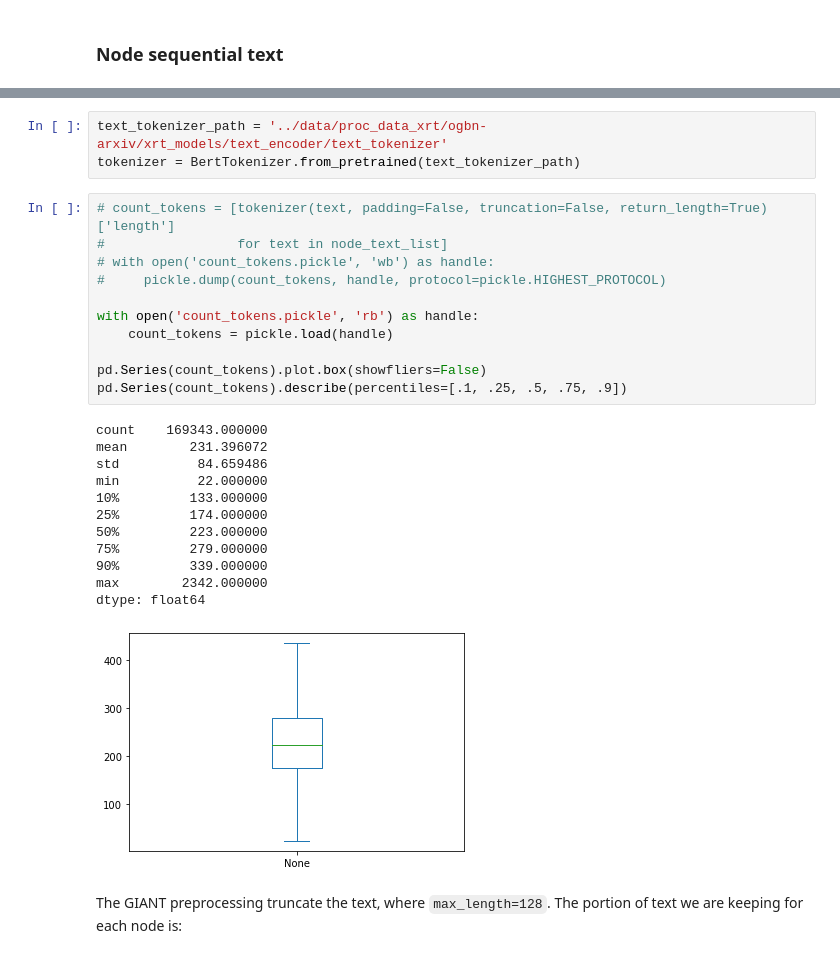
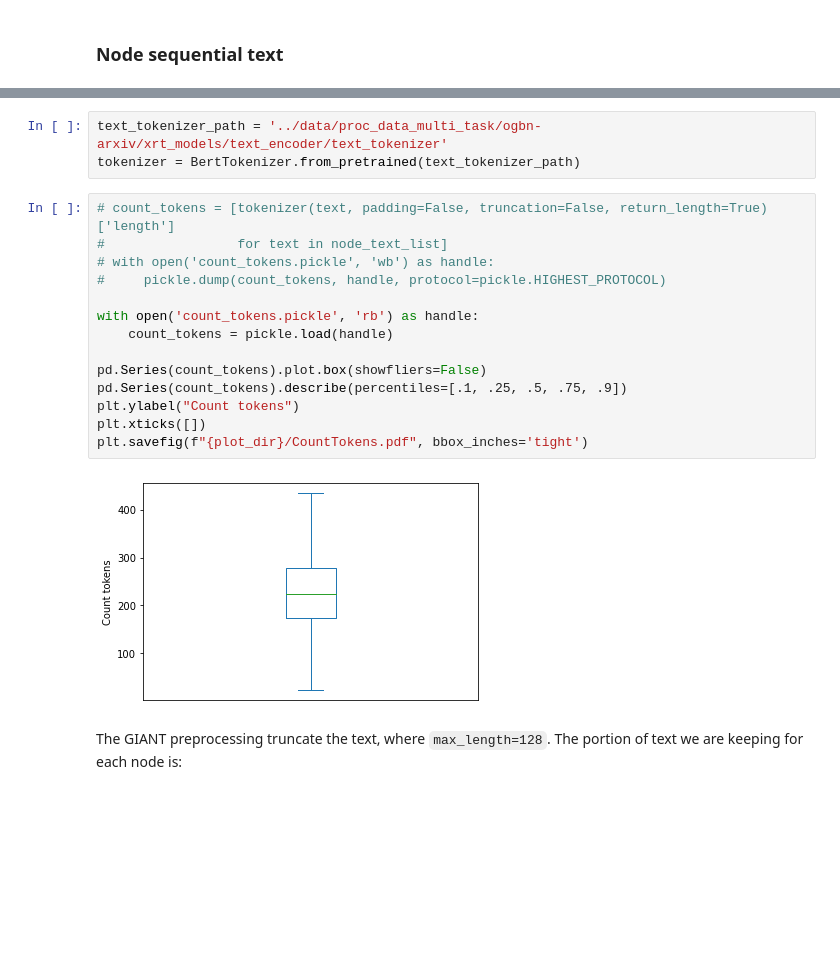
Before and after one commit to TuAnh23/E2EG, a Jupyter notebook: notebooks/EDA.ipynb, the cells around one changed output, grey strips where cells are left out. Cells and saved outputs as stored; diff of their text form; blank space fills up the shorter version.

```diff
--- a/notebooks/EDA.ipynb
+++ b/notebooks/EDA.ipynb
@@ -91,32 +92,24 @@ node_text_list[0]
 # %% [output]
 "evasion attacks against machine learning at test time In security-sensitive applications, the success of machine learning depends on a thorough vetting of their resistance to adversarial data. In one ...
 # %%
-text_tokenizer_path = '../data/proc_data_xrt/ogbn-arxiv/xrt_models/text_encoder/text_tokenizer'
+text_tokenizer_path = '../data/proc_data_multi_task/ogbn-arxiv/xrt_models/text_encoder/text_tokenizer'
 tokenizer = BertTokenizer.from_pretrained(text_tokenizer_path)
 # %%
 # count_tokens = [tokenizer(text, padding=False, truncation=False, return_length=True)['length']
 #                 for text in node_text_list]
 # with open('count_tokens.pickle', 'wb') as handle:
 #     pickle.dump(count_tokens, handle, protocol=pickle.HIGHEST_PROTOCOL)
 
 with open('count_tokens.pickle', 'rb') as handle:
     count_tokens = pickle.load(handle)
 
 pd.Series(count_tokens).plot.box(showfliers=False)
 pd.Series(count_tokens).describe(percentiles=[.1, .25, .5, .75, .9])
+plt.ylabel("Count tokens")
+plt.xticks([])
+plt.savefig(f"{plot_dir}/CountTokens.pdf", bbox_inches='tight')
 # %% [output]
-count    169343.000000
-mean        231.396072
-std          84.659486
-min          22.000000
-10%         133.000000
-25%         174.000000
-50%         223.000000
-75%         279.000000
-90%         339.000000
-max        2342.000000
-dtype: float64
-[figure, old version]
+[figure, new version]
 # %% [markdown]
 The GIANT preprocessing truncate the text, where `max_length=128`. The portion of text we are keeping for each node is:
 # %%
```
Also changed, not shown: parts of 12 cells of this notebook, 1 other file.
